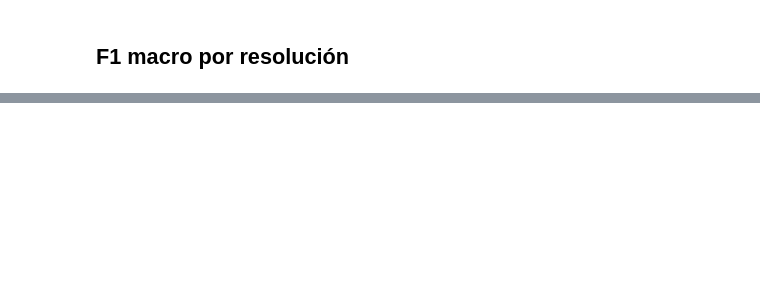
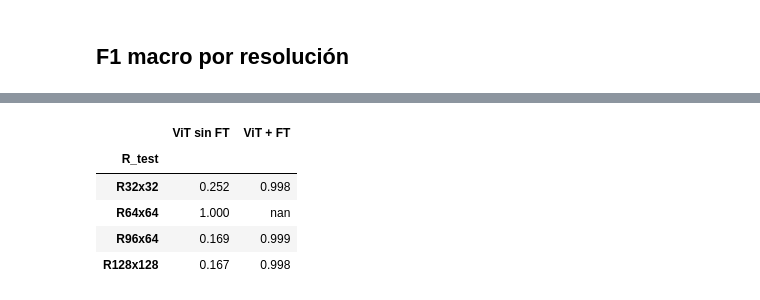
Before and after one commit to DiegoRivas1/dl-rffi-vit-resolution, a Jupyter notebook: notebooks/comparison.ipynb, the cells around one changed output, grey strips where cells are left out. Saved outputs shown, nothing was run; the diff lists cells and outputs as text; code cells hidden in the pictures; blank space fills up the shorter version.

```diff
--- a/notebooks/comparison.ipynb
+++ b/notebooks/comparison.ipynb
@@ -37,0 +68,11 @@ df.pivot_table(index='R_test', columns='experiment', values='f1_macro').loc[orde
+# %%
+ft  = df[df['finetune'] & (df['R_test'] == df['R_finetune'])].set_index('R_test')['accuracy'].rename('ViT + FT')
+sin = df[(~df['finetune']) & (df['experiment'] == 'f1_vit_base_r64')].set_index('R_test')['accuracy'].rename('ViT sin FT')
+pd.concat([sin, ft], axis=1).loc[order].style.format('{:.3f}')
+# %% [output]
+|  | ViT sin FT | ViT + FT |
+| R_test |  |  |
+| R32x32 | 0.252 | 0.998 |
+| R64x64 | 1.000 | nan |
+| R96x64 | 0.169 | 0.999 |
+| R128x128 | 0.167 | 0.998 |
```
Also changed, not shown: parts of 5 cells of this notebook, 7 other files.
